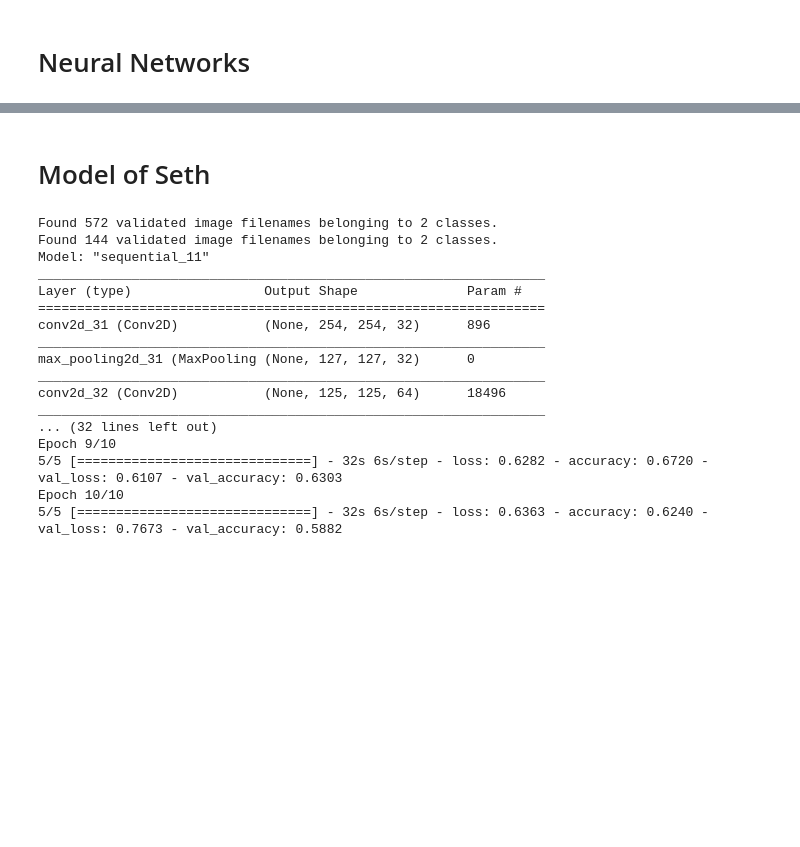
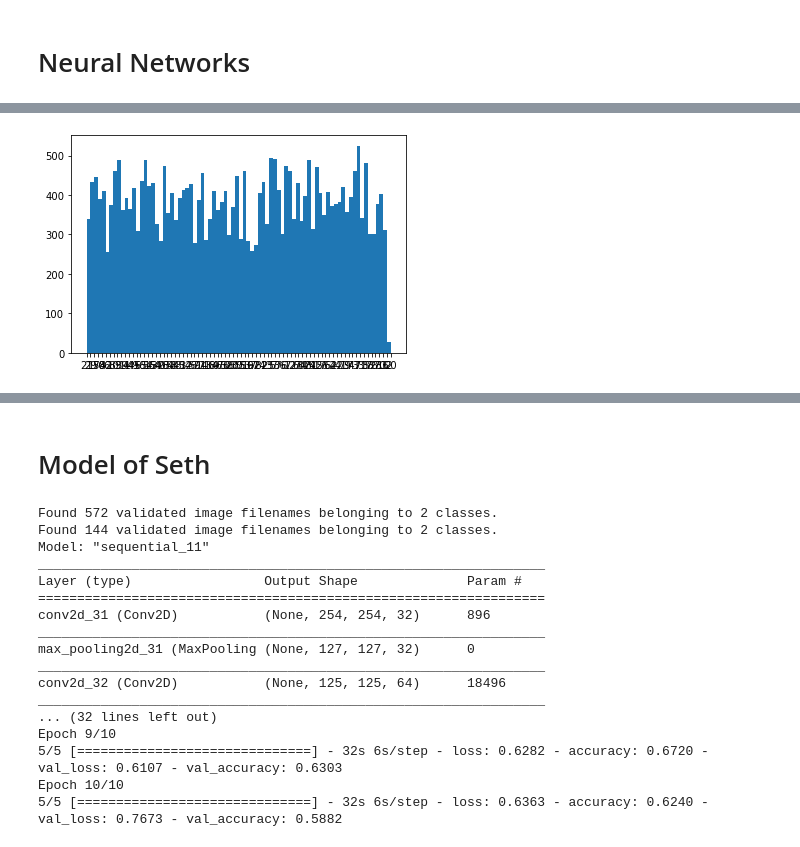
Before and after one commit to damajojung/Neural-Networks-Sandbox, a Jupyter notebook: Food-Recognition.ipynb, the cells around one changed output, grey strips where cells are left out. Drawn from its saved outputs; the diff is of its cells as text; code cells hidden in the pictures; blank space fills up the shorter version.

```diff
--- a/Food-Recognition.ipynb
+++ b/Food-Recognition.ipynb
@@ -98,0 +110,7 @@ train_243.jpg
+# %%
+l = train_labels['label']
+
+plt.hist(l, 80)
+plt.show()
+# %% [output]
+[figure, added]
```
Also changed, not shown: parts of 3 cells of this notebook, 1 other file.
